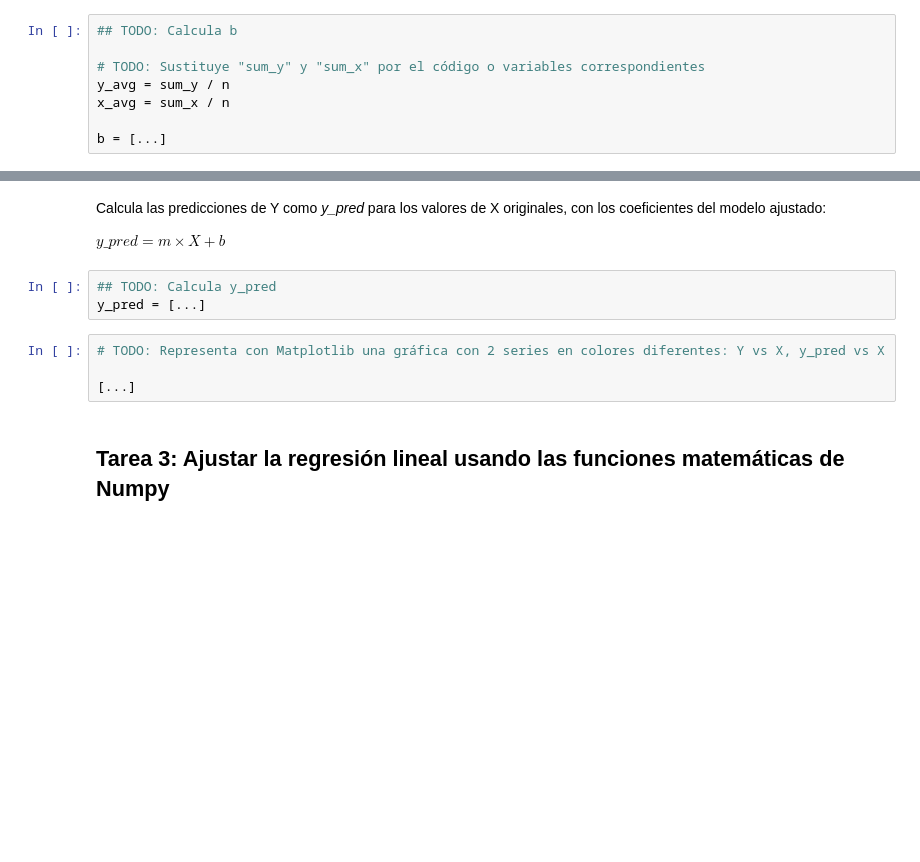
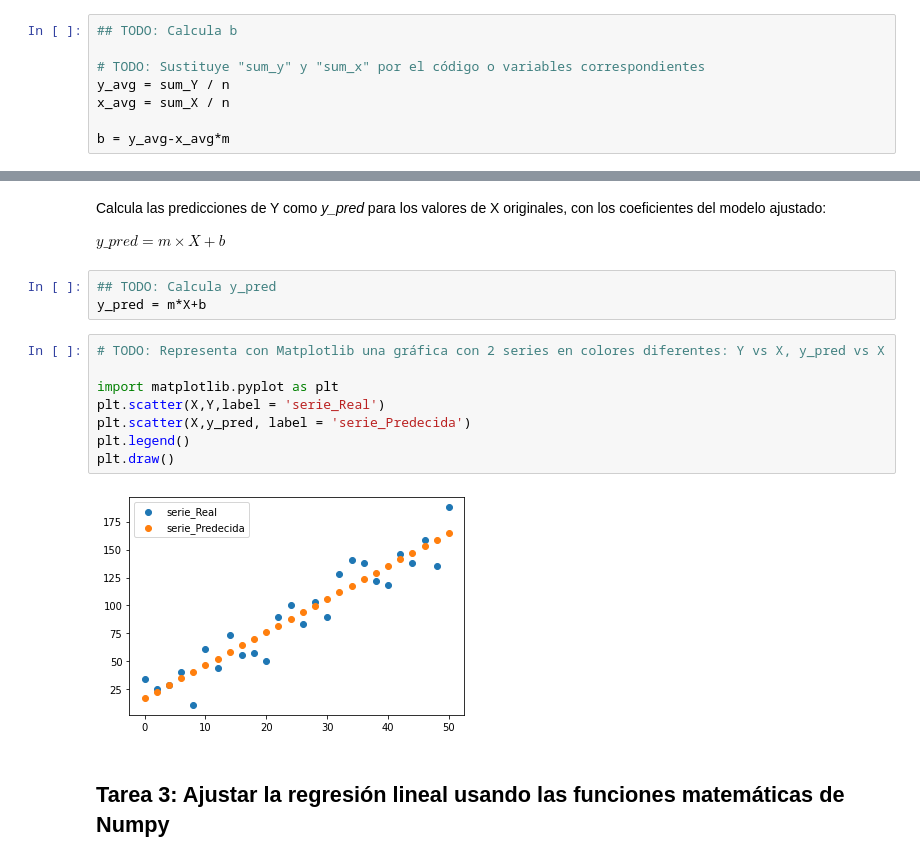
Before and after one commit to Patilla4puto/Intro_to_ml-tokio_school, a Jupyter notebook: soluciones/03-1-Regresion_lineal_simple-Ajuste_por_minimos_cuadrados.ipynb, the cells around one changed output, grey strips where cells are left out. Cells and saved outputs as stored; diff of their text form; blank space fills up the shorter version.

```diff
--- a/soluciones/03-1-Regresion_lineal_simple-Ajuste_por_minimos_cuadrados.ipynb
+++ b/soluciones/03-1-Regresion_lineal_simple-Ajuste_por_minimos_cuadrados.ipynb
@@ -88,10 +121,10 @@ m = [...]
 ## TODO: Calcula b
 
 # TODO: Sustituye "sum_y" y "sum_x" por el código o variables correspondientes
-y_avg = sum_y / n
-x_avg = sum_x / n
+y_avg = sum_Y / n
+x_avg = sum_X / n
 
-b = [...]
+b = y_avg-x_avg*m
 # %% [markdown]
 Evalúa el modelo calculando su R2.
 
@@ -116,11 +149,17 @@ Calcula las predicciones de Y como *y_pred* para los valores de X originales, co
 $y\_pred = m \times X + b$
 # %%
 ## TODO: Calcula y_pred
-y_pred = [...]
+y_pred = m*X+b
 # %%
 # TODO: Representa con Matplotlib una gráfica con 2 series en colores diferentes: Y vs X, y_pred vs X
 
-[...]
+import matplotlib.pyplot as plt
+plt.scatter(X,Y,label = 'serie_Real')
+plt.scatter(X,y_pred, label = 'serie_Predecida')
+plt.legend()
+plt.draw()
+# %% [output]
+[figure, added]
 # %% [markdown]
 ## Tarea 3: Ajustar la regresión lineal usando las funciones matemáticas de Numpy
 # %% [markdown]
```
Also changed, not shown: parts of 10 cells of this notebook.
